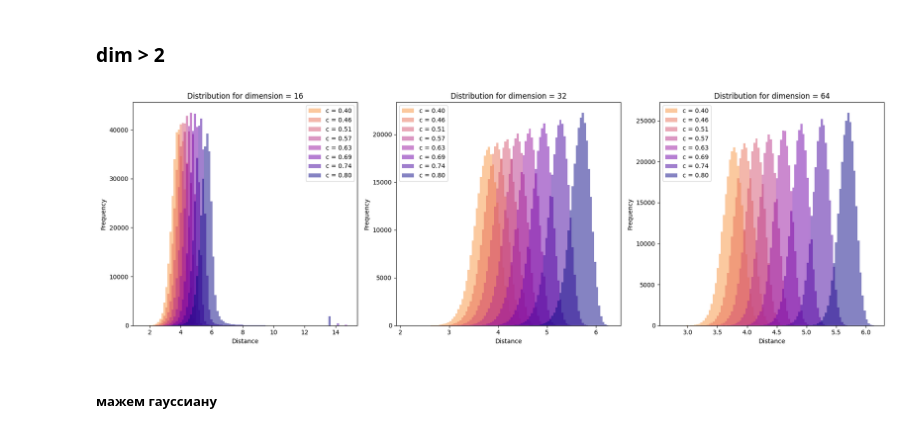
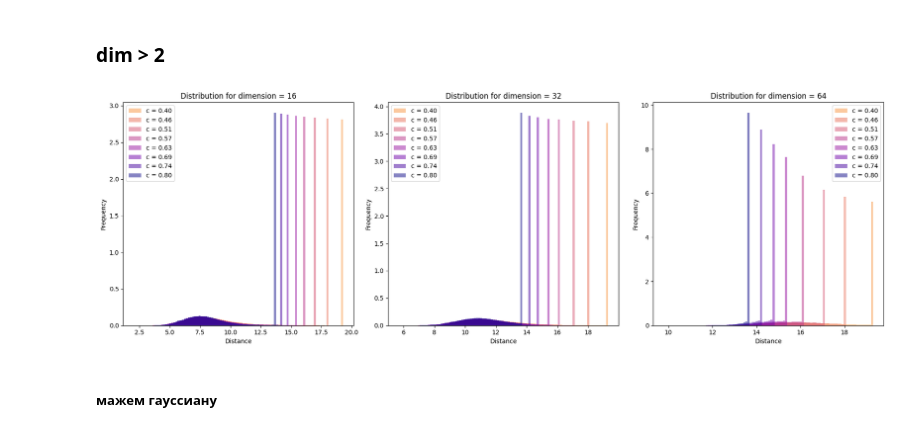
Before and after one commit to Alex2034/nanoGPT, a Jupyter notebook: Experiments.ipynb, the cells around one changed output. Cells and saved outputs as stored; diff of their text form; code cells hidden in the pictures.

Commit message:
fixed curvature

```diff
--- a/Experiments.ipynb
+++ b/Experiments.ipynb
@@ -32,10 +32,12 @@ B, T, C = 64, 64, 2
 x = pmath.expmap0(torch.randn(B, T, C))
 y = pmath.expmap0(torch.randn(B, T, C))
 
-curvatures = np.logspace(0., 1.477, 12)
+curvatures = np.linspace(3., 30., 10)
 
 distances = {}
 for c in curvatures:
+    x = pmath.expmap0(torch.randn(B, T, C), c=c)
+    y = pmath.expmap0(torch.randn(B, T, C), c=c)
     distances[c] = pmath.dist_matrix(x, y, c=c).view(-1).cpu().numpy()
 
 n = len(curvatures)
@@ -45,7 +47,7 @@ colors = plt.cm.plasma(np.linspace(0.75, 0., n))[::-1]
 fig, ax = plt.subplots(figsize=(10, 6))
 
 for c, dists, color in zip(distances.keys(), distances.values(), colors):
-    ax.hist(dists, bins=50, alpha=0.8, label=f'c={c:.2f}', color=color)
+    ax.hist(dists, bins=50, alpha=0.8, label=f'c={c:.2f}', color=color, density=False)
 
 ax.set_title('Distribution of hyperbolic distances VS Curvature')
 ax.set_xlabel('Distance')
@@ -74,12 +76,12 @@ plt.show()
 # %%
 B, T, C = 64, 64, 2
-x = pmath.expmap0(torch.randn(B, T, C))
-y = pmath.expmap0(torch.randn(B, T, C))
 
-curvatures = np.linspace(1.5, 1., 6)
+curvatures = np.linspace(0.1, 1., 5)
 
 distances = {}
 for c in curvatures:
+    x = pmath.expmap0(torch.randn(B, T, C), c=c)
+    y = pmath.expmap0(torch.randn(B, T, C), c=c)
     distances[c] = pmath.dist_matrix(x, y, c=c).view(-1).cpu().numpy()
 
 n = len(curvatures)
@@ -87,7 +89,7 @@ colors = cmap = plt.cm.plasma(np.linspace(0.75, 0., n))
 
 plt.figure(figsize=(10, 6))
 for c, dists, color in zip(distances.keys(), distances.values(), colors):
-    plt.hist(dists, bins=100, alpha=0.5, label=f'c={c:.3f}', color=color)
+    plt.hist(dists, bins=100, alpha=0.5, label=f'c={c:.3f}', color=color, density=False)
 plt.title('Distribution of hyperbolic distances VS Curvature')
 plt.xlabel('Distance')
 plt.ylabel('Frequency')
@@ -98,0 +101,23 @@ plt.show()
+# %%
+B, T, C = 64, 64, 2
+
+curvatures = np.linspace(0.1, 1., 5)
+
+distances = {}
+for c in curvatures:
+    x = pmath.expmap0(torch.randn(B, T, C), c=c)
+    y = pmath.expmap0(torch.randn(B, T, C), c=c)
+    distances[c] = pmath.dist_matrix(x, y, c=c).view(-1).cpu().numpy()
+
+n = len(curvatures)
+colors = cmap = plt.cm.plasma(np.linspace(0.75, 0., n))
+
+plt.figure(figsize=(10, 6))
+for c, dists, color in zip(distances.keys(), distances.values(), colors):
+    plt.hist(dists, bins=100, alpha=0.5, label=f'c={c:.3f}', color=color, density=False)
+plt.title('Distribution of hyperbolic distances VS Curvature')
+plt.xlabel('Distance')
+plt.ylabel('Frequency')
+plt.legend()
+# plt.savefig('amplitudes_over1.jpg')
+plt.show()
@@ -110,37 +137,37 @@ fig, axes = plt.subplots(1, len(dimensions), figsize=(18, 6))
 if not isinstance(axes, np.ndarray):
     axes = [axes]
 
 for ax, d in zip(axes.flat, dimensions):
     B, T, C = 64, 64, d
-    x = pmath.expmap0(torch.randn(B, T, C))
-    y = pmath.expmap0(torch.randn(B, T, C))
 
     # Preparing to collect all distances for different curvatures
     all_dists = []  # This will hold all distance arrays for current dimension
     labels = []  # This will hold labels for the histograms
 
     for c in curvatures:
+        x = pmath.expmap0(torch.randn(B, T, C), c=c)
+        y = pmath.expmap0(torch.randn(B, T, C), c=c)
         dists = pmath.dist_matrix(x, y, c=c).view(-1).cpu().numpy()
         all_dists.append(dists)
         labels.append(f'c = {c:.2f}')
 
     # Plotting the histograms for all curvatures in the current subplot
     n = len(curvatures)
     colors = plt.cm.plasma(np.linspace(0.75, 0., n))
     bins = np.histogram_bin_edges(np.concatenate(all_dists), bins=100)
     for dists, label, color in zip(all_dists, labels, colors):
-        ax.hist(dists, bins=bins, alpha=0.5, label=label, color=color)
+        ax.hist(dists, bins=bins, alpha=0.5, label=label, color=color, density=True)
 
     ax.set_title(f'Distribution for dimension = {d}')
     ax.set_xlabel('Distance')
     ax.set_ylabel('Frequency')
     ax.legend()
 
 plt.tight_layout()
 # plt.savefig('dist_over_higher_dimensions.jpg')
 plt.show()
 # %% [output]
-[figure, old version]
+[figure, new version]
 # %% [markdown]
 ##### мажем гауссиану
 # %%
```
Also changed, not shown: parts of 4 cells of this notebook, 4 other files.
